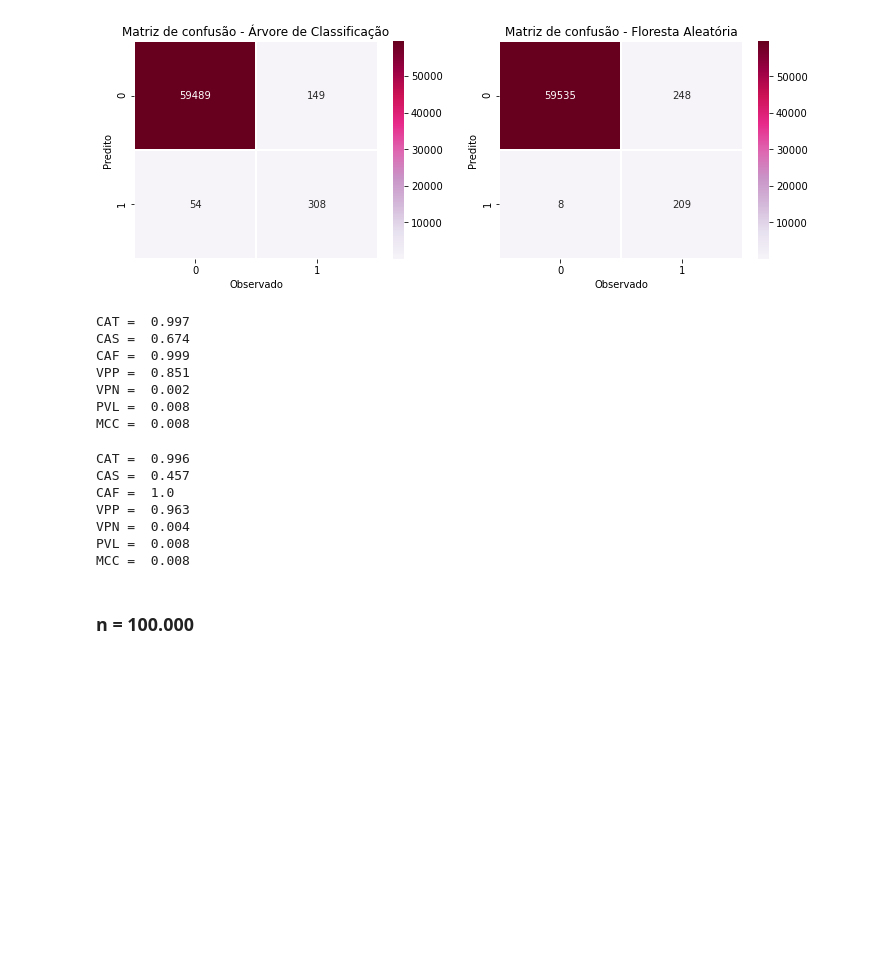
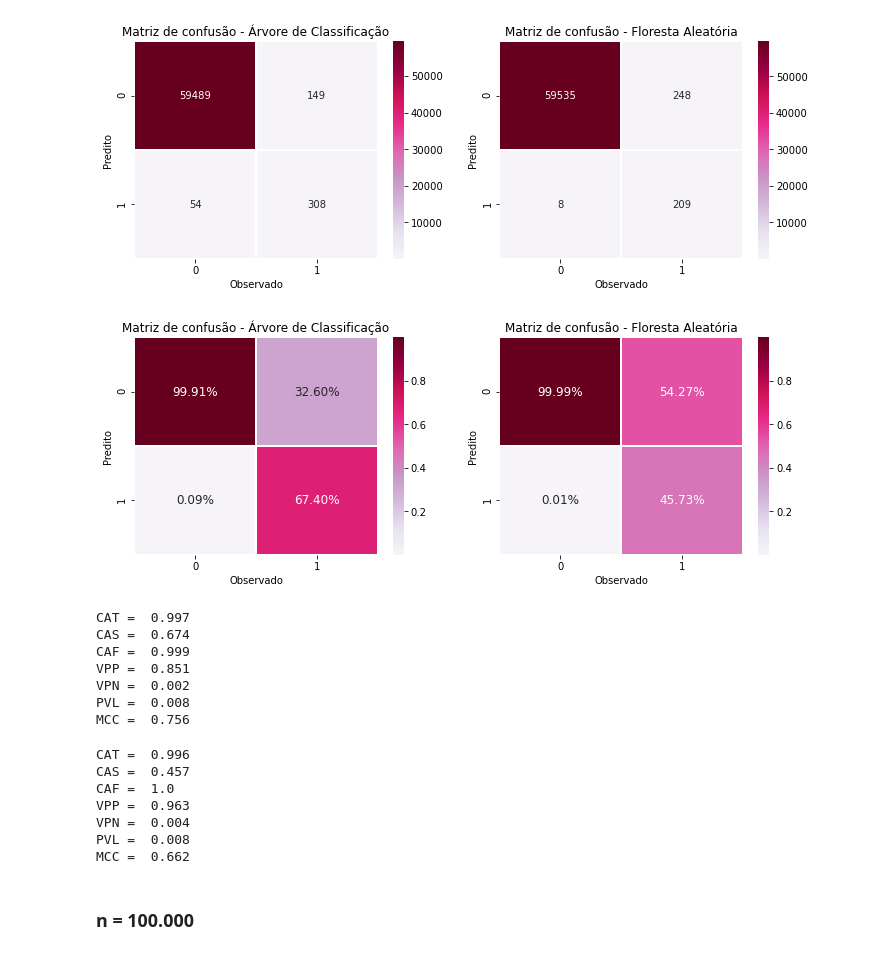
Before and after one commit to rafaamarq/trabalho_graduacao, a Jupyter notebook: Modelagem do Cenário 1.ipynb, the cells around one changed output. Saved outputs shown, nothing was run; the diff lists cells and outputs as text; code cells hidden in the pictures; blank space fills up the shorter version.

```diff
--- a/Modelagem do Cenário 1.ipynb
+++ b/Modelagem do Cenário 1.ipynb
@@ -281,6 +281,23 @@ g1.set(title = "Matriz de confusão - Floresta Aleatória")
 plt.show ()
 # %% [output]
 [figure]
+# %%
+# Matrix de confusão
+fig = plt.figure(figsize=(12,4))
+
+ax1 = fig.add_subplot(121)
+confusion_matrix2 = pd.crosstab(y2_pred, y2_test, rownames = ['Predito'], colnames = ['Observado'])
+g = sns.heatmap(confusion_matrix2/np.sum(confusion_matrix2), fmt='.2%', linewidths=.5, annot = True, cmap='PuRd',annot_kws={"size": 12}, ax = ax1)
+g.set(title = "Matriz de confusão - Árvore de Classificação")
+
+ax2 = fig.add_subplot(122)
+confusion_matrix2_rf = pd.crosstab(y2_pred_rf, y2_test, rownames = ['Predito'], colnames = ['Observado'])
+g1 = sns.heatmap(confusion_matrix2_rf/np.sum(confusion_matrix2_rf), fmt='.2%', linewidths=.5, annot = True, cmap='PuRd',annot_kws={"size": 12}, ax = ax2)
+g1.set(title = "Matriz de confusão - Floresta Aleatória")
+
+plt.show ()
+# %% [output]
+[figure, added]
 # %%
 metricas(confusion_matrix2.iloc[1,1], confusion_matrix2.iloc[0,1], confusion_matrix2.iloc[1,0], confusion_matrix2.iloc[0,0])
 # %% [output]
@@ -290,7 +307,7 @@ CAF =  0.999
 VPP =  0.851
 VPN =  0.002
 PVL =  0.008
-MCC =  0.008
+MCC =  0.756
 # %%
 metricas(confusion_matrix2_rf.iloc[1,1], confusion_matrix2_rf.iloc[0,1], confusion_matrix2_rf.iloc[1,0], confusion_matrix2_rf.iloc[0,0])
 # %% [output]
@@ -300,7 +317,7 @@ CAF =  1.0
 VPP =  0.963
 VPN =  0.004
 PVL =  0.008
-MCC =  0.008
+MCC =  0.662
 # %% [markdown]
 ### n = 100.000
 # %% [markdown]
```
Also changed, not shown: parts of 13 cells of this notebook, 2 other files.
